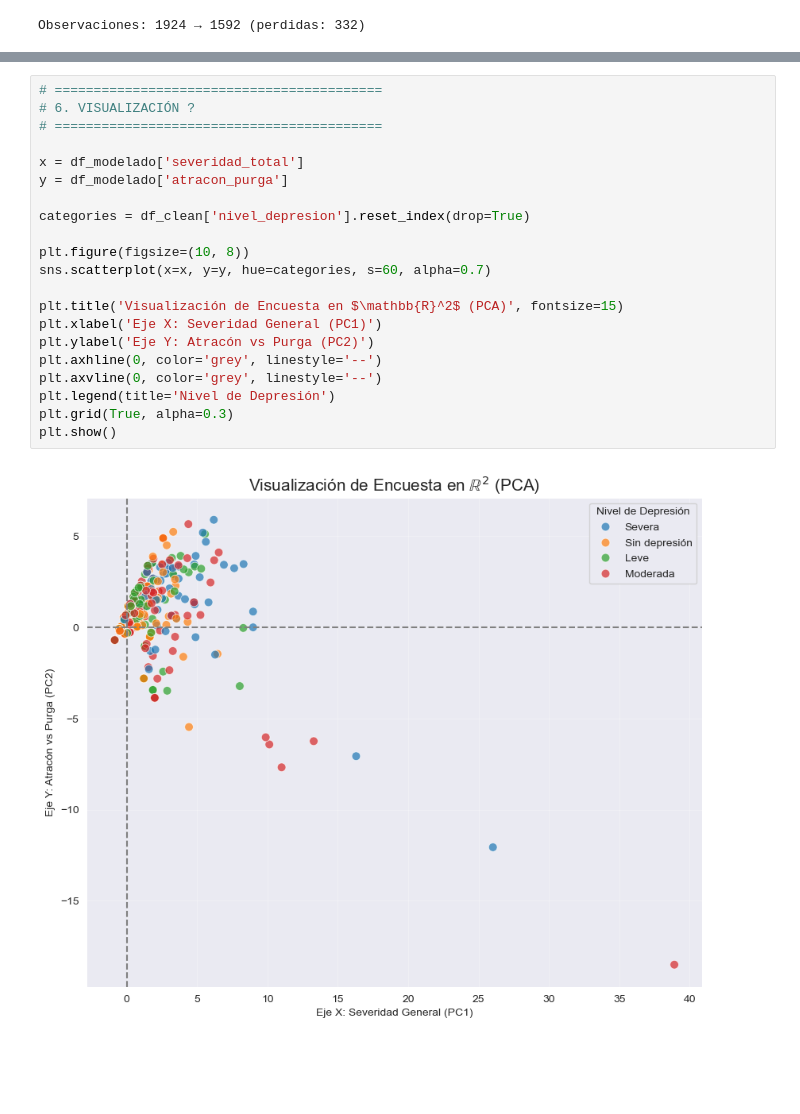
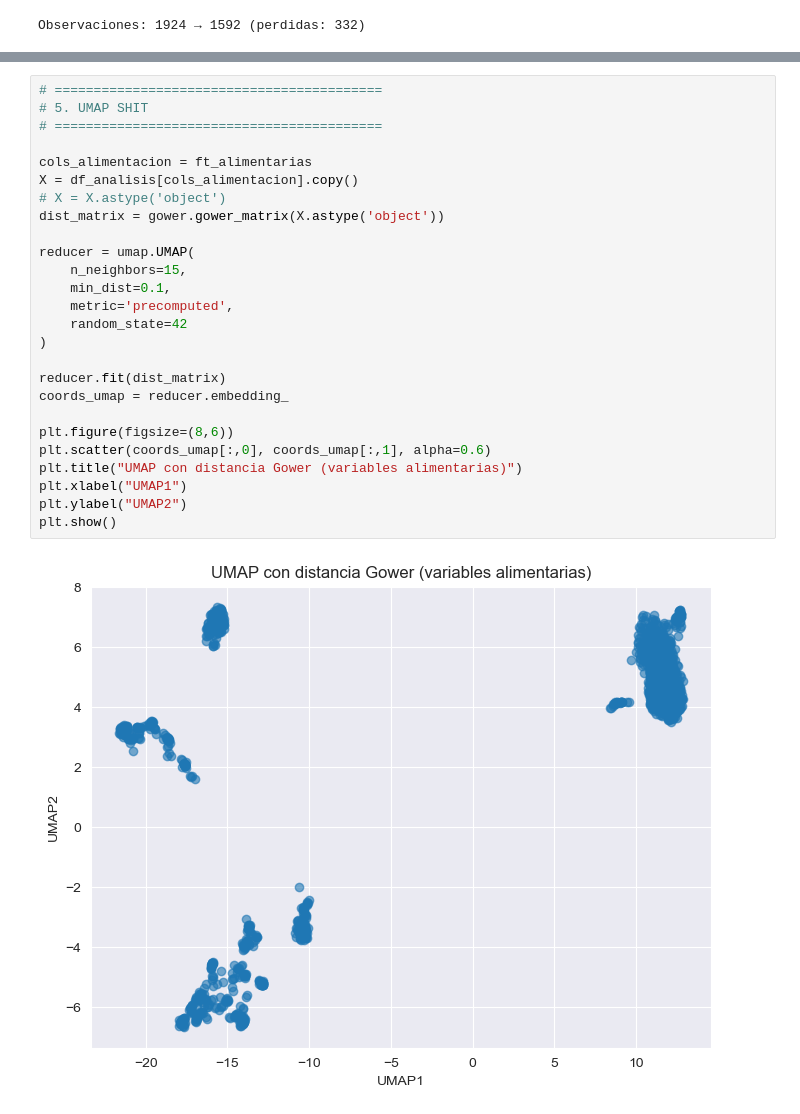
Before and after one commit to PSN-01/MD_proyecto_final, a Jupyter notebook: final.ipynb, the cells around one changed output, grey strips where cells are left out. Saved outputs shown, nothing was run; the diff lists cells and outputs as text; blank space fills up the shorter version.

Commit message:
TO UMAP
umapumap

```diff
--- a/final.ipynb
+++ b/final.ipynb
@@ -208,23 +161,28 @@ df_modelado = df_modelado.drop(columns=ft_alimentarias)
-# %%
-# ==========================================
-# 6. VISUALIZACIÓN ?
-# ==========================================
-
-x = df_modelado['severidad_total']
-y = df_modelado['atracon_purga']
-
-categories = df_clean['nivel_depresion'].reset_index(drop=True)
-
-plt.figure(figsize=(10, 8))
-sns.scatterplot(x=x, y=y, hue=categories, s=60, alpha=0.7)
-
-plt.title('Visualización de Encuesta en $\mathbb{R}^2$ (PCA)', fontsize=15)
-plt.xlabel('Eje X: Severidad General (PC1)')
-plt.ylabel('Eje Y: Atracón vs Purga (PC2)')
-plt.axhline(0, color='grey', linestyle='--')
-plt.axvline(0, color='grey', linestyle='--')
-plt.legend(title='Nivel de Depresión')
-plt.grid(True, alpha=0.3)
-plt.show()
-# %% [output]
-[figure, removed]
+# %%
+# ==========================================
+# 5. UMAP SHIT
+# ==========================================
+
+cols_alimentacion = ft_alimentarias
+X = df_analisis[cols_alimentacion].copy()
+# X = X.astype('object')
+dist_matrix = gower.gower_matrix(X.astype('object'))
+
+reducer = umap.UMAP(
+    n_neighbors=15,
+    min_dist=0.1,
+    metric='precomputed',
+    random_state=42
+)
+
+reducer.fit(dist_matrix)
+coords_umap = reducer.embedding_
+
+plt.figure(figsize=(8,6))
+plt.scatter(coords_umap[:,0], coords_umap[:,1], alpha=0.6)
+plt.title("UMAP con distancia Gower (variables alimentarias)")
+plt.xlabel("UMAP1")
+plt.ylabel("UMAP2")
+plt.show()
+# %% [output]
+[figure, added]
```
Also changed, not shown: parts of 9 cells of this notebook.
